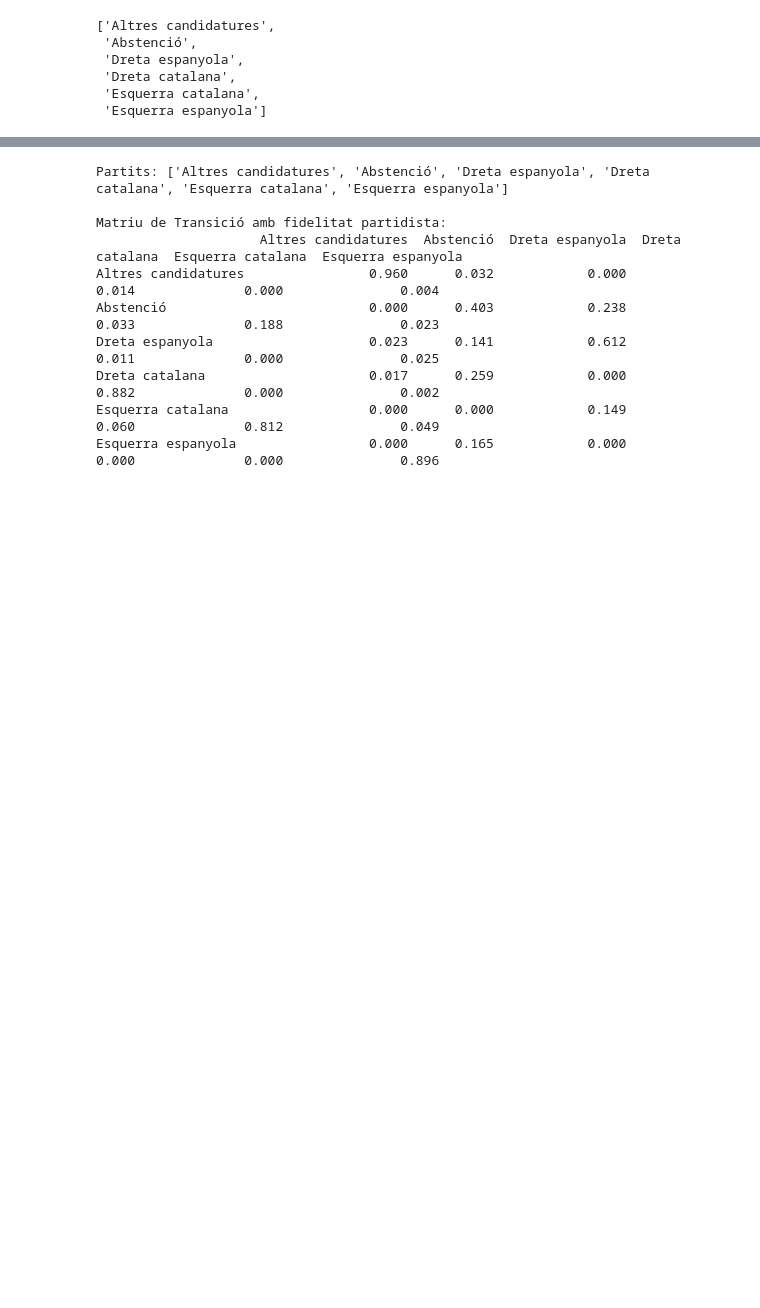
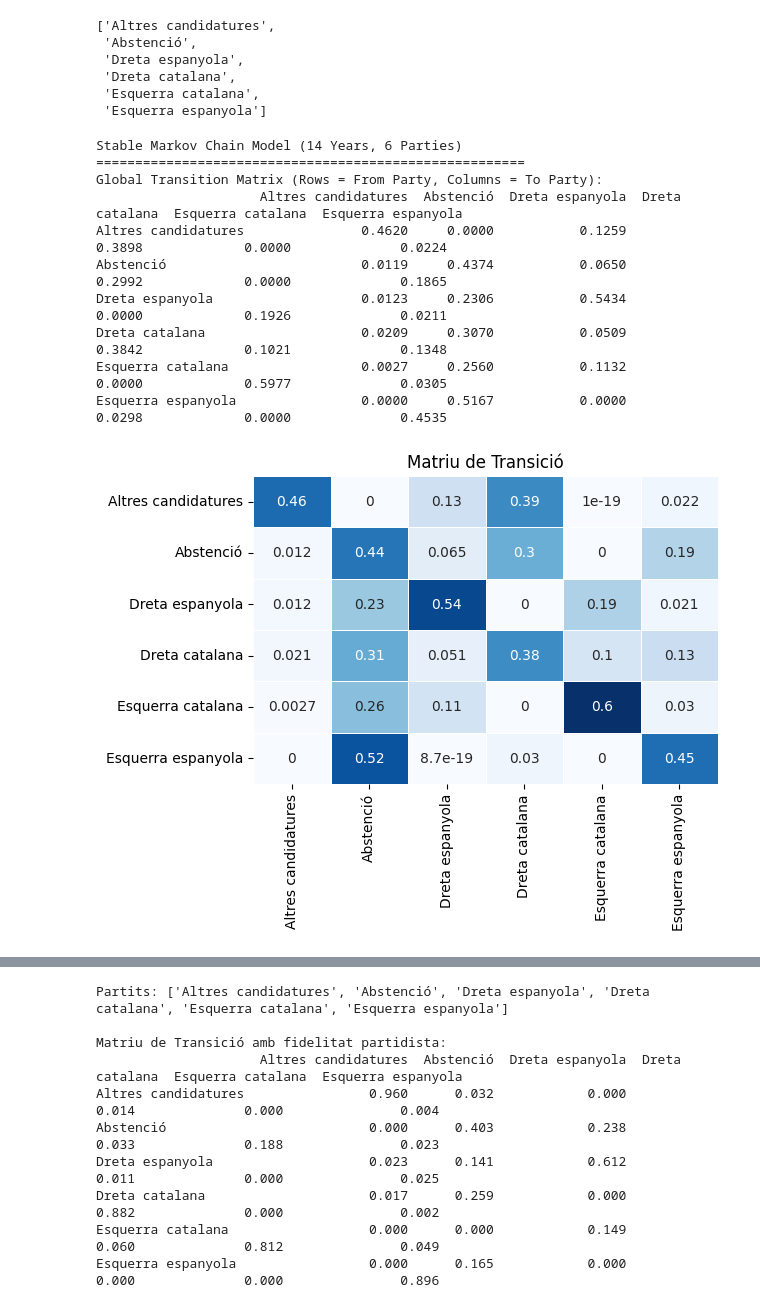
Before and after one commit to la1qa/Markov-Modelling-of-Electoral-Systems, a Jupyter notebook: agrupant.ipynb, the cells around one changed output, grey strips where cells are left out. Drawn from its saved outputs; the diff is of its cells as text; code cells hidden in the pictures; blank space fills up the shorter version.

```diff
--- a/agrupant.ipynb
+++ b/agrupant.ipynb
@@ -53,3 +53,23 @@ list(df.columns)
  'Dreta catalana',
  'Esquerra catalana',
  'Esquerra espanyola']
+# %%
+from utils import StableMarkovChain
+
+mc = StableMarkovChain(df)
+mc.fit()
+
+print(mc)
+mc.plot_transition_matrix()
+# %% [output]
+Stable Markov Chain Model (14 Years, 6 Parties)
+=======================================================
+Global Transition Matrix (Rows = From Party, Columns = To Party):
+                     Altres candidatures  Abstenció  Dreta espanyola  Dreta catalana  Esquerra catalana  Esquerra espanyola
+Altres candidatures               0.4620     0.0000           0.1259          0.3898             0.0000              0.0224
+Abstenció                         0.0119     0.4374           0.0650          0.2992             0.0000              0.1865
+Dreta espanyola                   0.0123     0.2306           0.5434          0.0000             0.1926              0.0211
+Dreta catalana                    0.0209     0.3070           0.0509          0.3842             0.1021              0.1348
+Esquerra catalana                 0.0027     0.2560           0.1132          0.0000             0.5977              0.0305
+Esquerra espanyola                0.0000     0.5167           0.0000          0.0298             0.0000              0.4535
+[figure, added]
```
Also changed, not shown: parts of 2 cells of this notebook, 3 other files.
